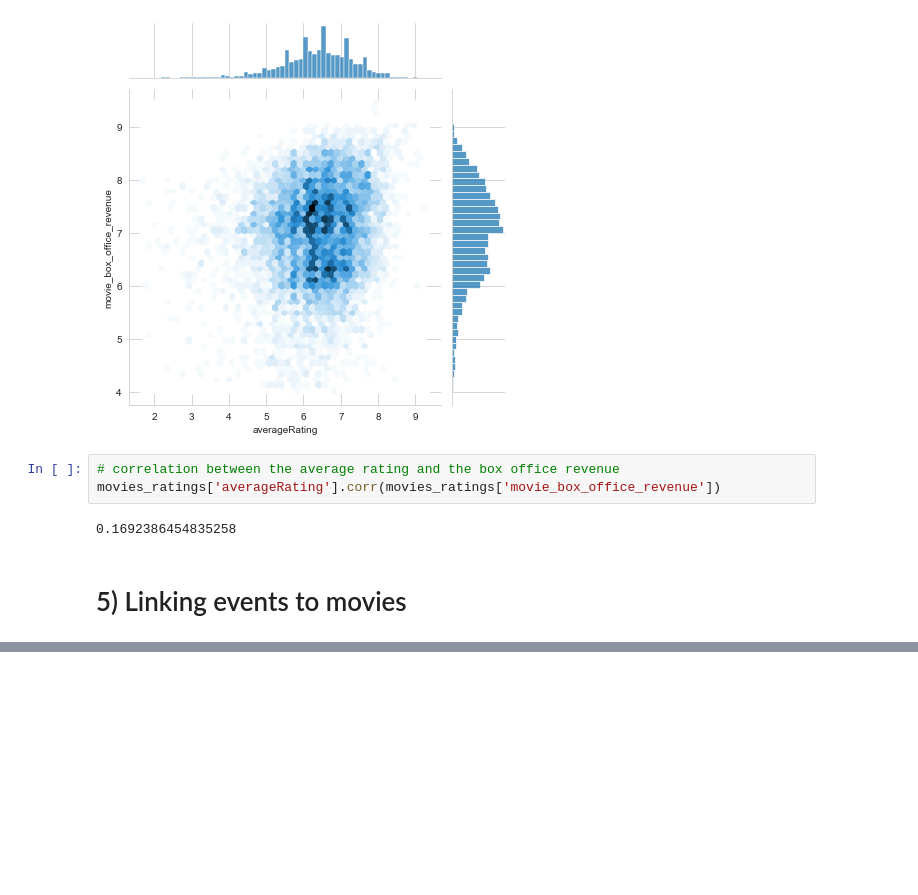
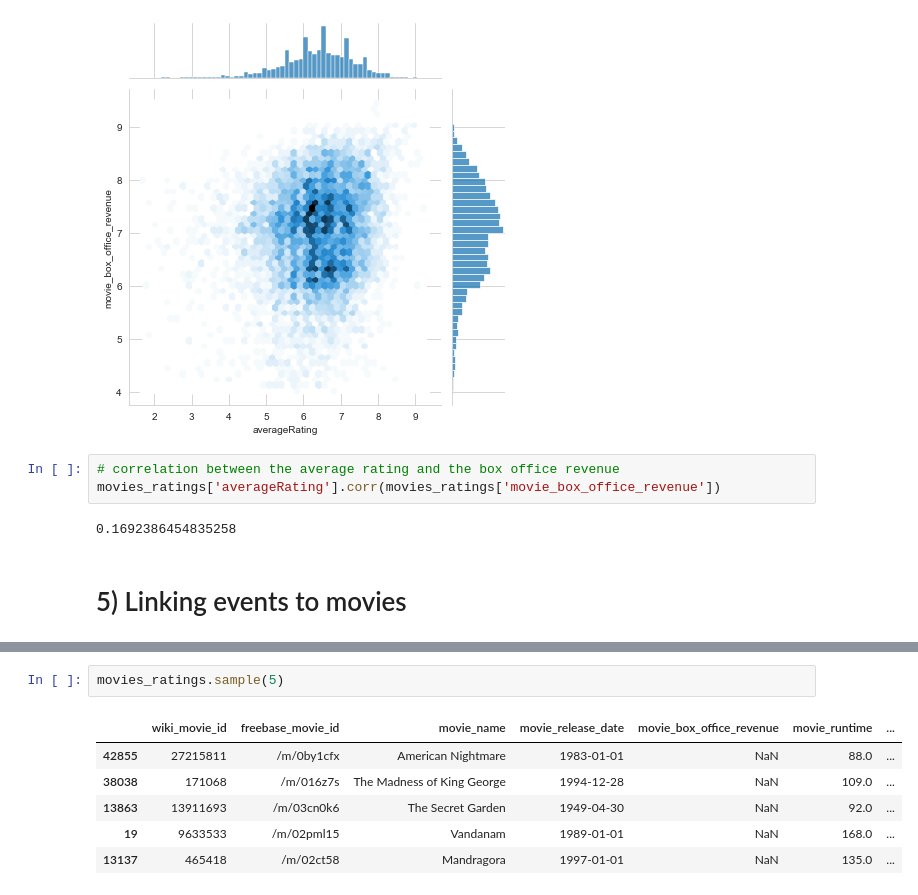
Before and after one commit to epfl-ada/ada-2023-project-adhd2023, a Jupyter notebook: milestone2.ipynb, the cells around one changed output, grey strips where cells are left out. Saved outputs shown, nothing was run; the diff lists cells and outputs as text; blank space fills up the shorter version.

```diff
--- a/milestone2.ipynb
+++ b/milestone2.ipynb
@@ -573,0 +599,9 @@ df_roles.sample(10)
+# %%
+movies_ratings.sample(5)
+# %% [output]
+|  | wiki_movie_id | freebase_movie_id | movie_name | movie_release_date | movie_box_office_revenue | movie_runtime | ... |
+| 42855 | 27215811 | /m/0by1cfx | American Nightmare | 1983-01-01 | NaN | 88.0 | ... |
+| 38038 | 171068 | /m/016z7s | The Madness of King George | 1994-12-28 | NaN | 109.0 | ... |
+| 13863 | 13911693 | /m/03cn0k6 | The Secret Garden | 1949-04-30 | NaN | 92.0 | ... |
+| 19 | 9633533 | /m/02pml15 | Vandanam | 1989-01-01 | NaN | 168.0 | ... |
+| 13137 | 465418 | /m/02ct58 | Mandragora | 1997-01-01 | NaN | 135.0 | ... |
```
Also changed, not shown: parts of 16 cells of this notebook.
